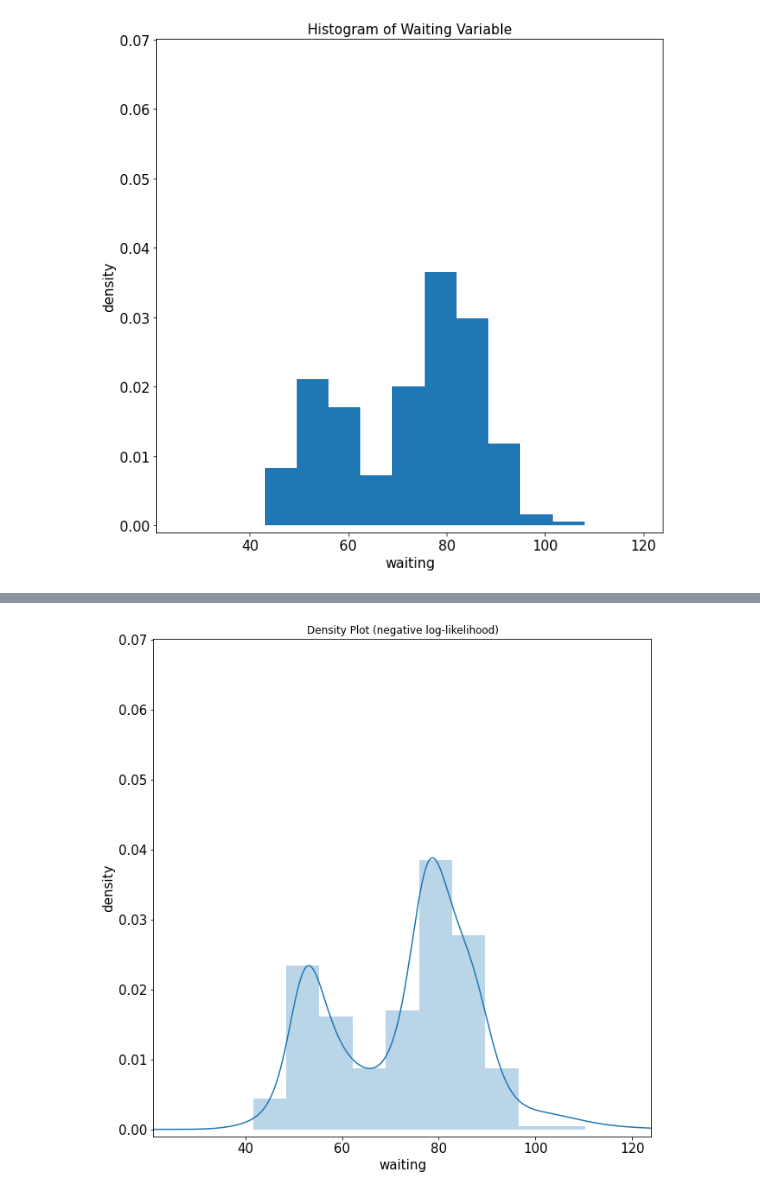
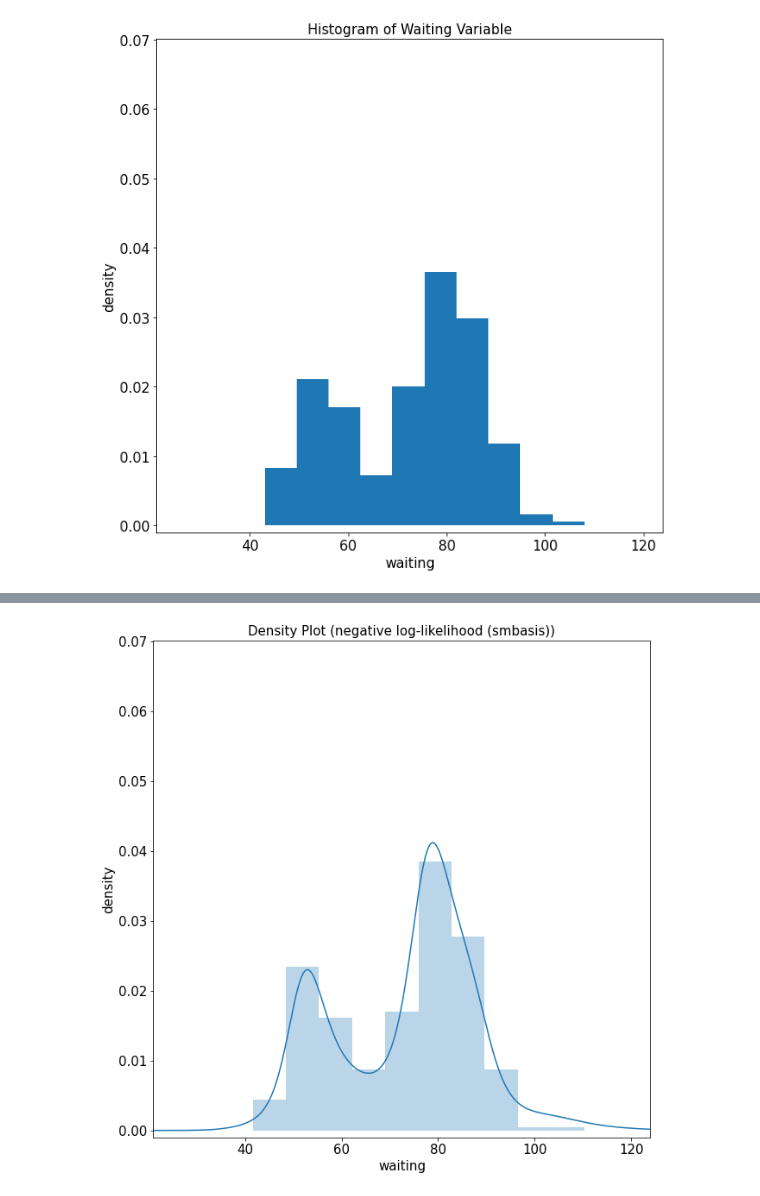
Before and after one commit to zhou-chenxi/dekef, a Jupyter notebook: examples/density_estimation_1d_geyser.ipynb, the cells around one changed output, grey strips where cells are left out. Cells and saved outputs as stored; diff of their text form; code cells hidden in the pictures.

```diff
--- a/examples/density_estimation_1d_geyser.ipynb
+++ b/examples/density_estimation_1d_geyser.ipynb
@@ -205,7 +277,8 @@ gdalgo_params = negloglik_penalized_optalgoparams(
     max_iter = 50,
     rel_tol = 1e-5)
 # %%
-coef_nll_smbasis = negloglik_smbasis_gd_estimation(
+# Here, we choose the penalty parameter to be exp(-5.0), supplied using the lambda_param argument.
+coef_nll_smbasis = negloglik_smbasis_coef(
     data = waiting,
     kernel_function = kernel_function,
     base_density = base_density,
@@ -214,4 +287,4 @@ coef_nll_smbasis = negloglik_smbasis_gd_estimation(
     batchmc_params = bmc_params,
     batch_mc = True,
     batch_mc_se = False,
-    print_error = True)
+    print_error = False)
@@ -236,28 +291,27 @@ Iter = 51, GradNorm = 0.03583816194502293, Relative Error = 0.11295971630630014
 # %%
 # a dict to specify the plotting parameters
 plot_kwargs = {'x_limit': xlimit,
                'y_limit': ylimit,
                'plot_pts_cnt': 2000,
-               'figsize': 2000,
                'den_color': 'tab:blue',
                'hist_color': 'tab:blue',
                'bins': 'fd',
                'hist_alpha': 0.3,
                'figsize': (10, 10),
                'fontsize': 15}
 
 # visualize density estimate
 den_vals = plot_density_1d(
     data = waiting,
     kernel_function = kernel_function,
     base_density = base_density,
     coef = coef_nll_smbasis,
     normalizing = True,
-    method = 'negative log-likelihood',
+    method = 'negative log-likelihood (smbasis)',
     x_label = 'waiting',
     save_plot = False,
     save_dir = None,
     save_filename = None,
     plot_kwargs = plot_kwargs)
 # %% [output]
-[figure, old version]
+[figure, new version]
```
Also changed, not shown: parts of 40 cells of this notebook.
